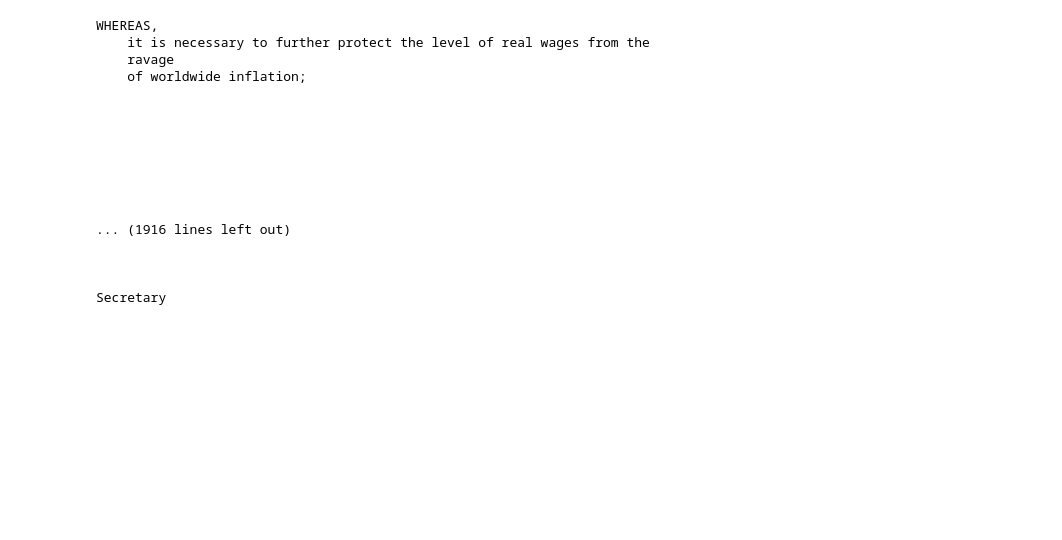
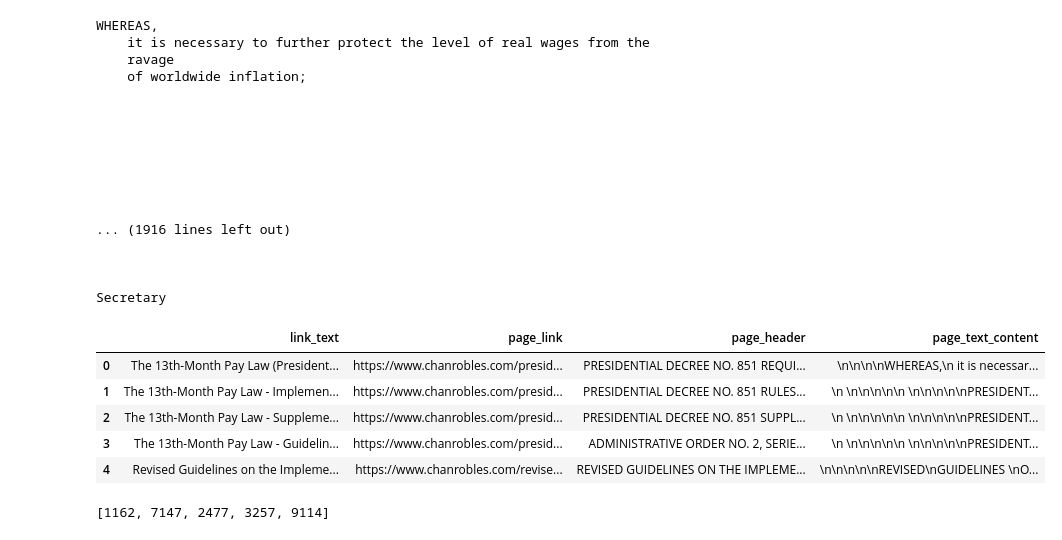
Before and after one commit to 08Aristodemus24/RS-for-labor-related-cases, a Jupyter notebook: data_etl_scripts/thirteenth_month_pay_law.ipynb, the cells around one changed output. Cells and saved outputs as stored; diff of their text form; code cells hidden in the pictures; blank space fills up the shorter version.

```diff
--- a/data_etl_scripts/thirteenth_month_pay_law.ipynb
+++ b/data_etl_scripts/thirteenth_month_pay_law.ipynb
@@ -2043,5 +2043,18 @@ WHEREAS,
 Secretary
 # %%
 df = pd.DataFrame({'link_text': link_details['link_text'], 'page_link': link_details['href'], 'page_header': page_headers, 'page_text_content': page_text_content})
+# %%
+df
+# %% [output]
+|  | link_text | page_link | page_header | page_text_content |
+| 0 | The 13th-Month Pay Law (President... | https://www.chanrobles.com/presid... | PRESIDENTIAL DECREE NO. 851 REQUI... | \n\n\n\nWHEREAS,\n it is necessar... |
+| 1 | The 13th-Month Pay Law - Implemen... | https://www.chanrobles.com/presid... | PRESIDENTIAL DECREE NO. 851 RULES... | \n \n\n\n\n\n \n\n\n\n\nPRESIDENT... |
+| 2 | The 13th-Month Pay Law - Suppleme... | https://www.chanrobles.com/presid... | PRESIDENTIAL DECREE NO. 851 SUPPL... | \n \n\n\n\n\n \n\n\n\n\nPRESIDENT... |
+| 3 | The 13th-Month Pay Law - Guidelin... | https://www.chanrobles.com/presid... | ADMINISTRATIVE ORDER NO. 2, SERIE... | \n \n\n\n\n\n \n\n\n\n\nPRESIDENT... |
+| 4 | Revised Guidelines on the Impleme... | https://www.chanrobles.com/revise... | REVISED GUIDELINES ON THE IMPLEME... | \n\n\n\n\nREVISED\nGUIDELINES \nO... |
+# %%
+[len(page_text_content) for page_text_content in df['page_text_content']]
+# %% [output]
+[1162, 7147, 2477, 3257, 9114]
 # %%
 df.to_excel('13th Month Pay Law Data.xlsx')
```
Also changed, not shown: parts of 2 cells of this notebook, 8 other files.
